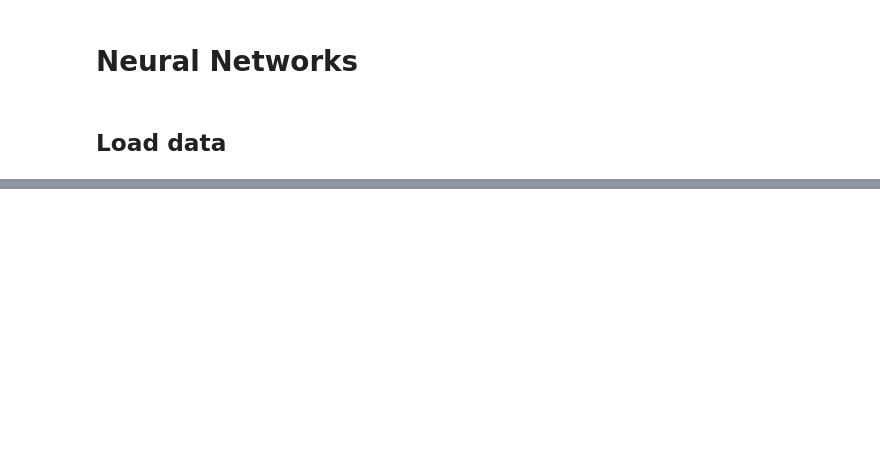
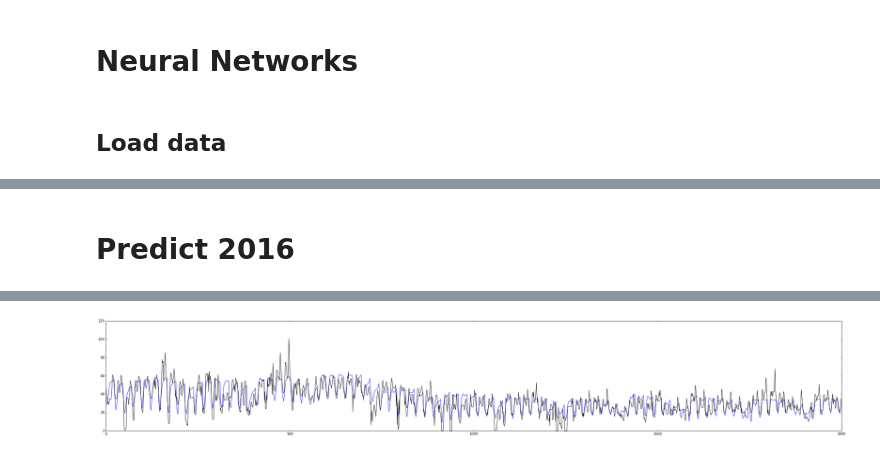
Before and after one commit to DeanZeng/Power-Price-Prediction, a Jupyter notebook: src/Main.ipynb, the cells around one changed output, grey strips where cells are left out. Saved outputs shown, nothing was run; the diff lists cells and outputs as text; code cells hidden in the pictures; blank space fills up the shorter version.

```diff
--- a/src/Main.ipynb
+++ b/src/Main.ipynb
@@ -479,0 +694,8 @@ ax.plot(x, true_prices, color = 'blue')
+# %% [markdown]
+# Predict 2016
+# %%
+# Prediction on non-standardized data
+predicted_prices_2016 = neural.predict(timestamp_2016)
+plot_raw_and_predicted(prices_2016, predicted_prices_2016, 0, 2000)
+print("Loss: " + str(loss(prices_2016, predicted_prices_2016)))
+# %% [output]
@@ -479,0 +703 @@ ax.plot(x, true_prices, color = 'blue')
+[figure, added]
```
Also changed, not shown: parts of 129 cells of this notebook.
